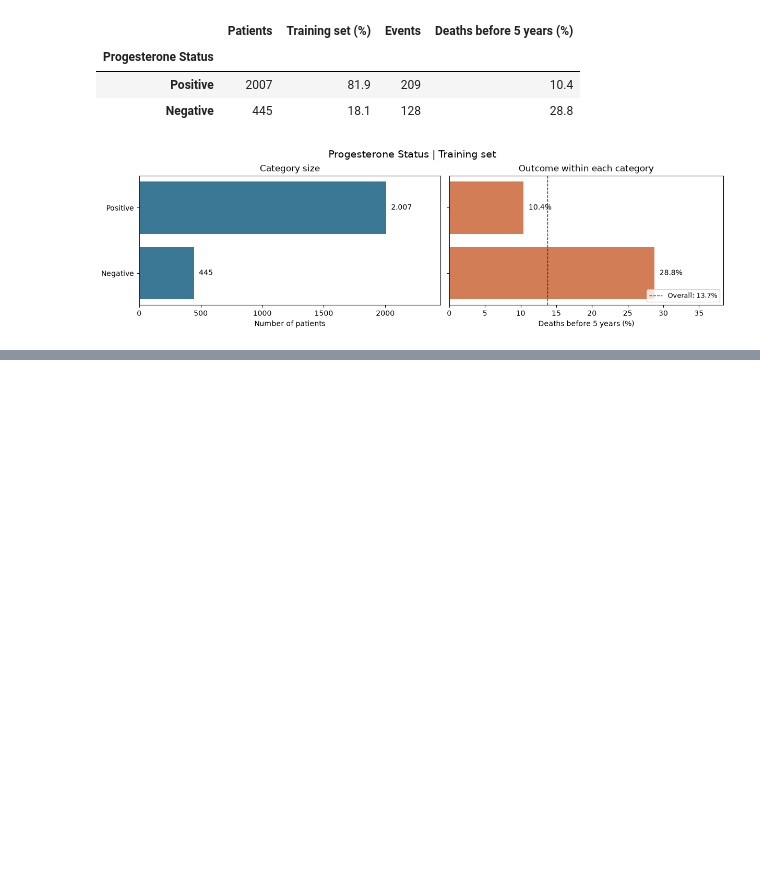
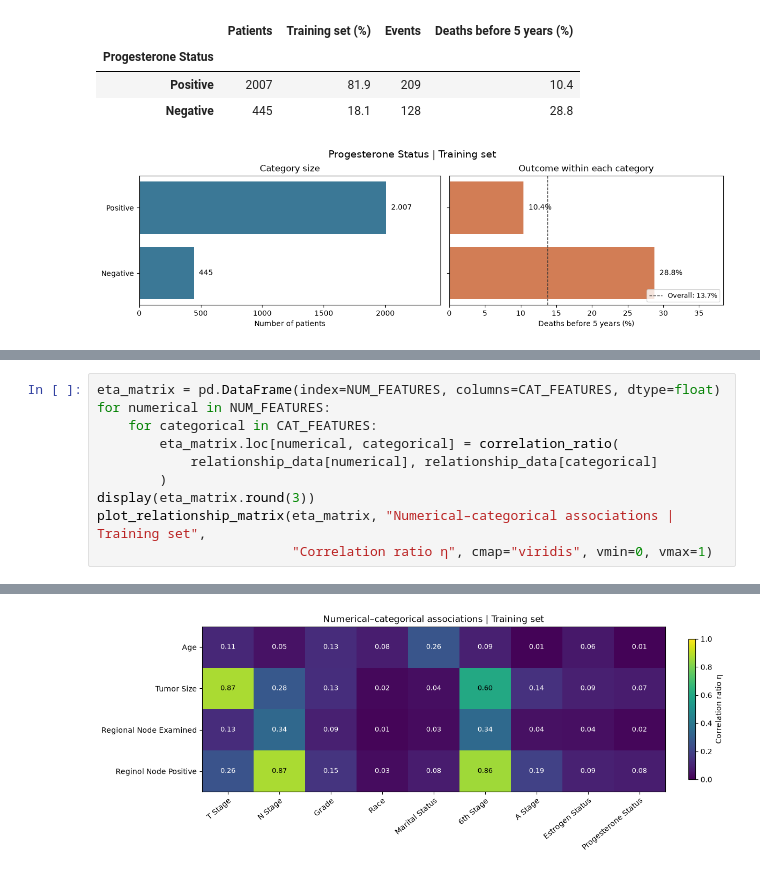
Before and after one commit to alicepelloni/progetto, a Jupyter notebook: breast_cancer.ipynb, the cells around one changed output, grey strips where cells are left out. Saved outputs shown, nothing was run; the diff lists cells and outputs as text; blank space fills up the shorter version.

```diff
--- a/breast_cancer.ipynb
+++ b/breast_cancer.ipynb
@@ -609,0 +701,11 @@ show_categorical_eda("Progesterone Status")
+# %%
+eta_matrix = pd.DataFrame(index=NUM_FEATURES, columns=CAT_FEATURES, dtype=float)
+for numerical in NUM_FEATURES:
+    for categorical in CAT_FEATURES:
+        eta_matrix.loc[numerical, categorical] = correlation_ratio(
+            relationship_data[numerical], relationship_data[categorical]
+        )
+display(eta_matrix.round(3))
+plot_relationship_matrix(eta_matrix, "Numerical–categorical associations | Training set",
+                         "Correlation ratio η", cmap="viridis", vmin=0, vmax=1)
+# %% [output]
@@ -609,0 +717 @@ show_categorical_eda("Progesterone Status")
+[figure, added]
```
Also changed, not shown: parts of 37 cells of this notebook, 1 other file.
